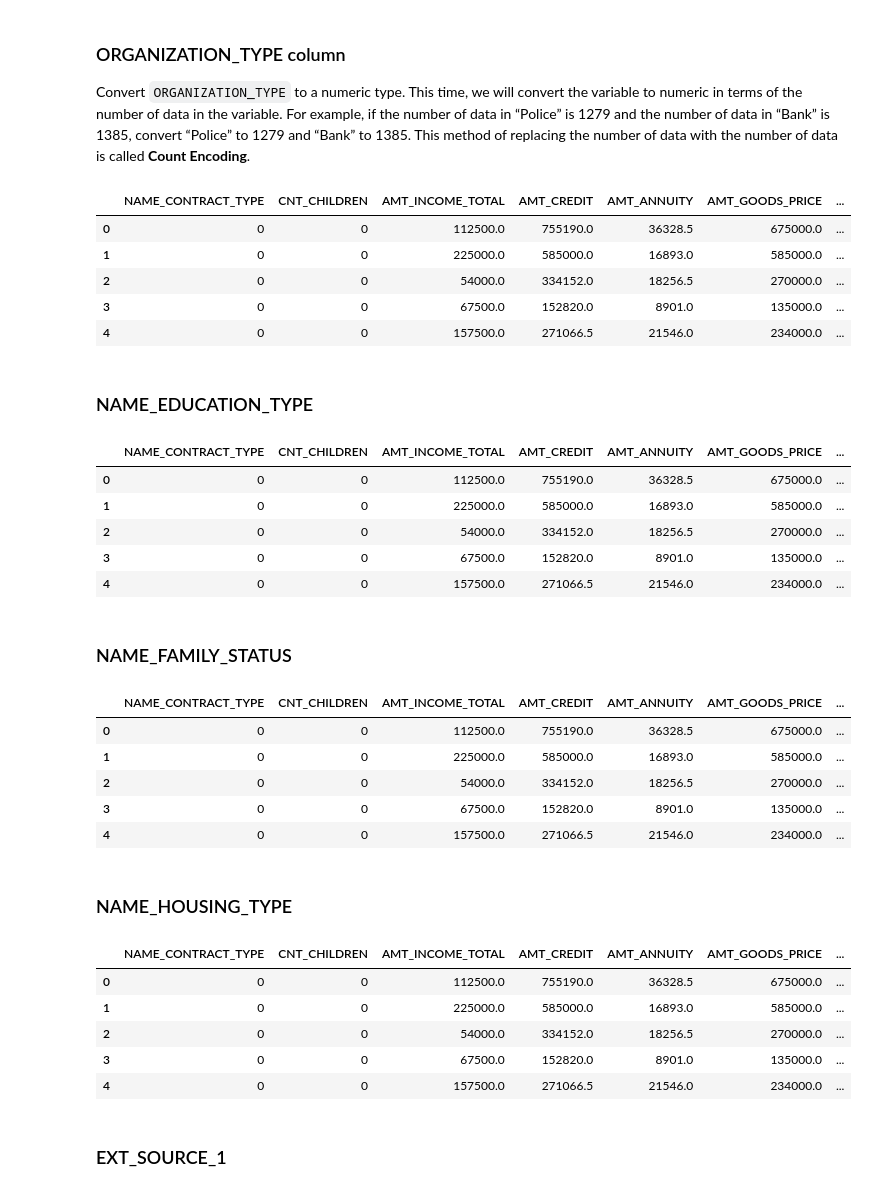
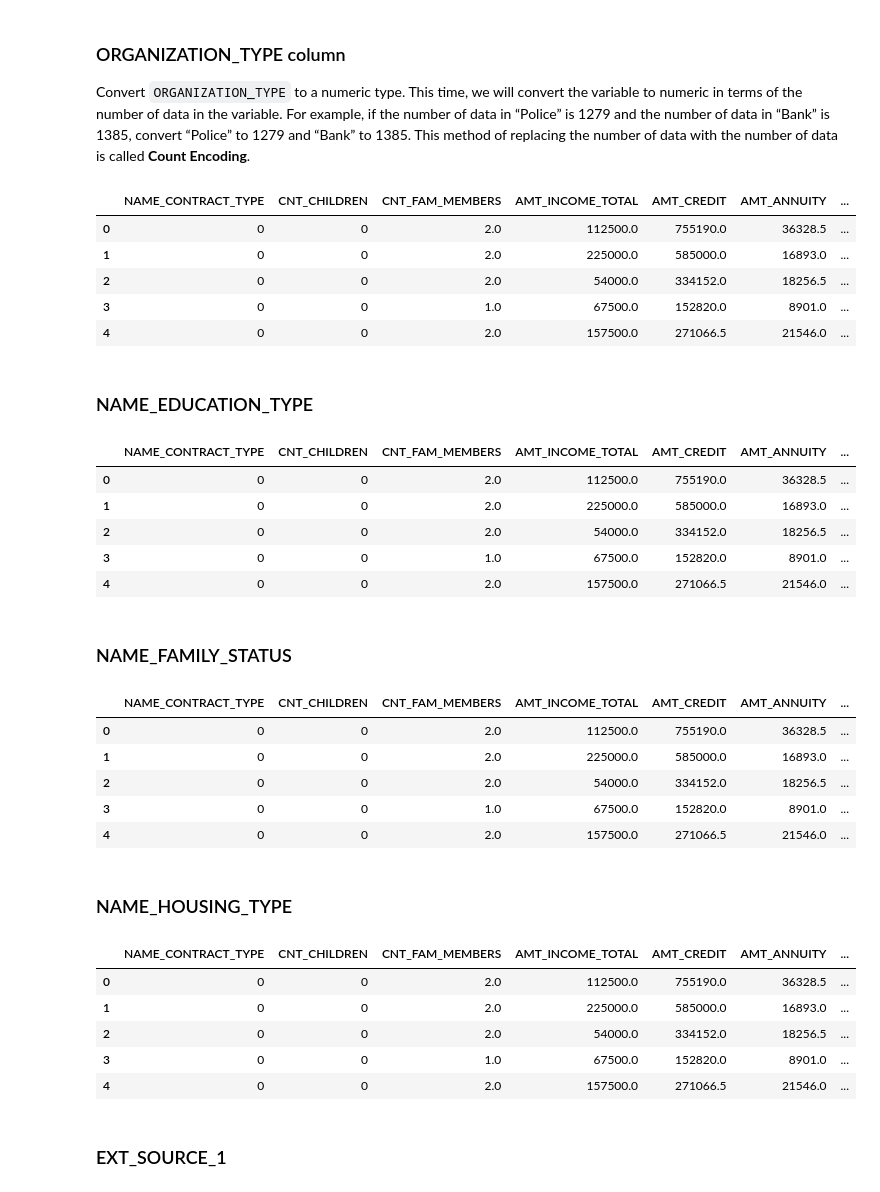
Before and after one commit to KenyiPlatanazo/GCI_World_Competition, a Jupyter notebook: tutorial.ipynb, the cells around one changed output. Drawn from its saved outputs; the diff is of its cells as text; code cells hidden in the pictures.

```diff
--- a/tutorial.ipynb
+++ b/tutorial.ipynb
@@ -146,6 +146,7 @@ Feel free to also ask questions in lectures, office hours, or in the Slack commu
 use_features = [
     "NAME_CONTRACT_TYPE",
     "CNT_CHILDREN",
+    "CNT_FAM_MEMBERS",
     "AMT_INCOME_TOTAL",
     "AMT_CREDIT",
     "AMT_ANNUITY",
@@ -154,6 +155,10 @@ use_features = [
     "NAME_EDUCATION_TYPE",
     "NAME_FAMILY_STATUS",
     "NAME_HOUSING_TYPE",
+    "DAYS_EMPLOYED",
+    "DAYS_ID_PUBLISH",
+    "DAYS_LAST_PHONE_CHANGE",
+    "DAYS_BIRTH",
     "EXT_SOURCE_1",
     "EXT_SOURCE_2",
     "EXT_SOURCE_3",
@@ -476,0 +519,4 @@ train.head(5)
+# %%
+train["CNT_FAM_MEMBERS"].fillna(train["CNT_FAM_MEMBERS"].median(), inplace = True)
+test["CNT_FAM_MEMBERS"].fillna(test["CNT_FAM_MEMBERS"].median(), inplace = True)
+train.head(5)
@@ -478,19 +531,25 @@ train.head(5)
 ### ORGANIZATION_TYPE column
 Convert `ORGANIZATION_TYPE` to a numeric type. This time, we will convert the variable to numeric in terms of the number of data in the variable. For example, if the number of data in “Police” is 1279 and the number of data in “Bank” is 1385, convert “Police” to 1279 and “Bank” to 1385. This method of replacing the number of data with the number of data is called **Count Encoding**.
 # %%
+# Addressing XNA as missing data
+# I think the lack of information itself can be used for better measurements
+# Therefore, I'm just changing the name of the organization type for something more descriptive
+train["ORGANIZATION_TYPE"] = train["ORGANIZATION_TYPE"].replace("XNA", "Unkown")
+test["ORGANIZATION_TYPE"] = test["ORGANIZATION_TYPE"].replace("XNA", "Unkown")
+
 # Numerization of ORGANIZATION_TYPE (Count Encoding）
 organization_ce = train["ORGANIZATION_TYPE"].value_counts()
 train["ORGANIZATION_TYPE"] = train["ORGANIZATION_TYPE"].map(organization_ce)
 test["ORGANIZATION_TYPE"] = test["ORGANIZATION_TYPE"].map(organization_ce)
 
 train.head(5)
 # %% [output]
-|  | NAME_CONTRACT_TYPE | CNT_CHILDREN | AMT_INCOME_TOTAL | AMT_CREDIT | AMT_ANNUITY | AMT_GOODS_PRICE | ... |
-| 0 | 0 | 0 | 112500.0 | 755190.0 | 36328.5 | 675000.0 | ... |
-| 1 | 0 | 0 | 225000.0 | 585000.0 | 16893.0 | 585000.0 | ... |
-| 2 | 0 | 0 | 54000.0 | 334152.0 | 18256.5 | 270000.0 | ... |
-| 3 | 0 | 0 | 67500.0 | 152820.0 | 8901.0 | 135000.0 | ... |
-| 4 | 0 | 0 | 157500.0 | 271066.5 | 21546.0 | 234000.0 | ... |
+|  | NAME_CONTRACT_TYPE | CNT_CHILDREN | CNT_FAM_MEMBERS | AMT_INCOME_TOTAL | AMT_CREDIT | AMT_ANNUITY | ... |
+| 0 | 0 | 0 | 2.0 | 112500.0 | 755190.0 | 36328.5 | ... |
+| 1 | 0 | 0 | 2.0 | 225000.0 | 585000.0 | 16893.0 | ... |
+| 2 | 0 | 0 | 2.0 | 54000.0 | 334152.0 | 18256.5 | ... |
+| 3 | 0 | 0 | 1.0 | 67500.0 | 152820.0 | 8901.0 | ... |
+| 4 | 0 | 0 | 2.0 | 157500.0 | 271066.5 | 21546.0 | ... |
 # %% [markdown]
 ### NAME_EDUCATION_TYPE
 # %%
@@ -500,12 +559,12 @@ test["NAME_EDUCATION_TYPE"] = test["NAME_EDUCATION_TYPE"].map(education_type_ce)
 
 train.head(5)
 # %% [output]
-|  | NAME_CONTRACT_TYPE | CNT_CHILDREN | AMT_INCOME_TOTAL | AMT_CREDIT | AMT_ANNUITY | AMT_GOODS_PRICE | ... |
-| 0 | 0 | 0 | 112500.0 | 755190.0 | 36328.5 | 675000.0 | ... |
-| 1 | 0 | 0 | 225000.0 | 585000.0 | 16893.0 | 585000.0 | ... |
-| 2 | 0 | 0 | 54000.0 | 334152.0 | 18256.5 | 270000.0 | ... |
-| 3 | 0 | 0 | 67500.0 | 152820.0 | 8901.0 | 135000.0 | ... |
-| 4 | 0 | 0 | 157500.0 | 271066.5 | 21546.0 | 234000.0 | ... |
+|  | NAME_CONTRACT_TYPE | CNT_CHILDREN | CNT_FAM_MEMBERS | AMT_INCOME_TOTAL | AMT_CREDIT | AMT_ANNUITY | ... |
+| 0 | 0 | 0 | 2.0 | 112500.0 | 755190.0 | 36328.5 | ... |
+| 1 | 0 | 0 | 2.0 | 225000.0 | 585000.0 | 16893.0 | ... |
+| 2 | 0 | 0 | 2.0 | 54000.0 | 334152.0 | 18256.5 | ... |
+| 3 | 0 | 0 | 1.0 | 67500.0 | 152820.0 | 8901.0 | ... |
+| 4 | 0 | 0 | 2.0 | 157500.0 | 271066.5 | 21546.0 | ... |
 # %% [markdown]
 ### NAME_FAMILY_STATUS
 # %%
@@ -515,12 +574,12 @@ test["NAME_FAMILY_STATUS"] =  test["NAME_FAMILY_STATUS"].map(family_status_ce)
 
 train.head(5)
 # %% [output]
-|  | NAME_CONTRACT_TYPE | CNT_CHILDREN | AMT_INCOME_TOTAL | AMT_CREDIT | AMT_ANNUITY | AMT_GOODS_PRICE | ... |
-| 0 | 0 | 0 | 112500.0 | 755190.0 | 36328.5 | 675000.0 | ... |
-| 1 | 0 | 0 | 225000.0 | 585000.0 | 16893.0 | 585000.0 | ... |
-| 2 | 0 | 0 | 54000.0 | 334152.0 | 18256.5 | 270000.0 | ... |
-| 3 | 0 | 0 | 67500.0 | 152820.0 | 8901.0 | 135000.0 | ... |
-| 4 | 0 | 0 | 157500.0 | 271066.5 | 21546.0 | 234000.0 | ... |
+|  | NAME_CONTRACT_TYPE | CNT_CHILDREN | CNT_FAM_MEMBERS | AMT_INCOME_TOTAL | AMT_CREDIT | AMT_ANNUITY | ... |
+| 0 | 0 | 0 | 2.0 | 112500.0 | 755190.0 | 36328.5 | ... |
+| 1 | 0 | 0 | 2.0 | 225000.0 | 585000.0 | 16893.0 | ... |
+| 2 | 0 | 0 | 2.0 | 54000.0 | 334152.0 | 18256.5 | ... |
+| 3 | 0 | 0 | 1.0 | 67500.0 | 152820.0 | 8901.0 | ... |
+| 4 | 0 | 0 | 2.0 | 157500.0 | 271066.5 | 21546.0 | ... |
 # %% [markdown]
 ### NAME_HOUSING_TYPE
 # %%
@@ -530,12 +589,12 @@ test["NAME_HOUSING_TYPE"] =  test["NAME_HOUSING_TYPE"].map(family_status_ce)
 
 train.head(5)
 # %% [output]
-|  | NAME_CONTRACT_TYPE | CNT_CHILDREN | AMT_INCOME_TOTAL | AMT_CREDIT | AMT_ANNUITY | AMT_GOODS_PRICE | ... |
-| 0 | 0 | 0 | 112500.0 | 755190.0 | 36328.5 | 675000.0 | ... |
-| 1 | 0 | 0 | 225000.0 | 585000.0 | 16893.0 | 585000.0 | ... |
-| 2 | 0 | 0 | 54000.0 | 334152.0 | 18256.5 | 270000.0 | ... |
-| 3 | 0 | 0 | 67500.0 | 152820.0 | 8901.0 | 135000.0 | ... |
-| 4 | 0 | 0 | 157500.0 | 271066.5 | 21546.0 | 234000.0 | ... |
+|  | NAME_CONTRACT_TYPE | CNT_CHILDREN | CNT_FAM_MEMBERS | AMT_INCOME_TOTAL | AMT_CREDIT | AMT_ANNUITY | ... |
+| 0 | 0 | 0 | 2.0 | 112500.0 | 755190.0 | 36328.5 | ... |
+| 1 | 0 | 0 | 2.0 | 225000.0 | 585000.0 | 16893.0 | ... |
+| 2 | 0 | 0 | 2.0 | 54000.0 | 334152.0 | 18256.5 | ... |
+| 3 | 0 | 0 | 1.0 | 67500.0 | 152820.0 | 8901.0 | ... |
+| 4 | 0 | 0 | 2.0 | 157500.0 | 271066.5 | 21546.0 | ... |
 # %% [markdown]
 ### EXT_SOURCE_1
 # %%
```
Also changed, not shown: parts of 31 cells of this notebook.
